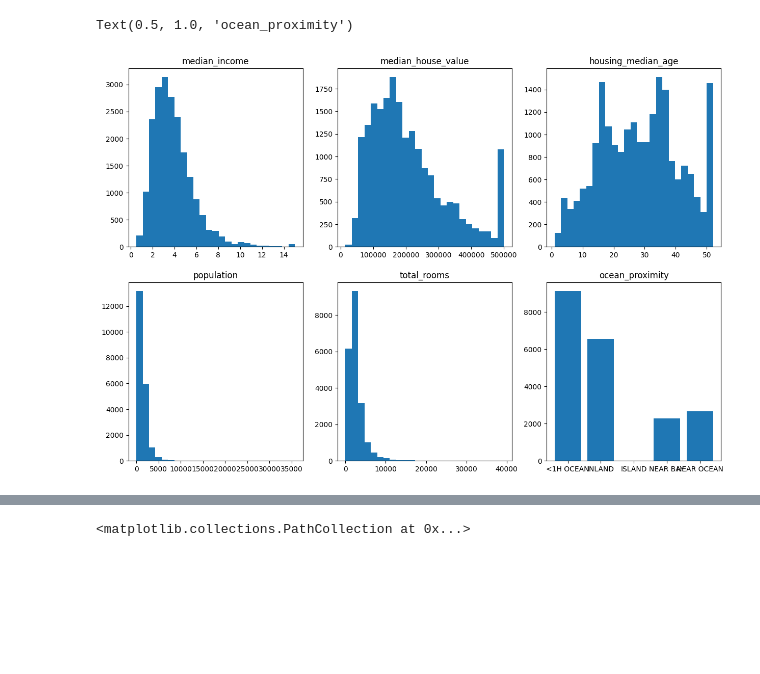
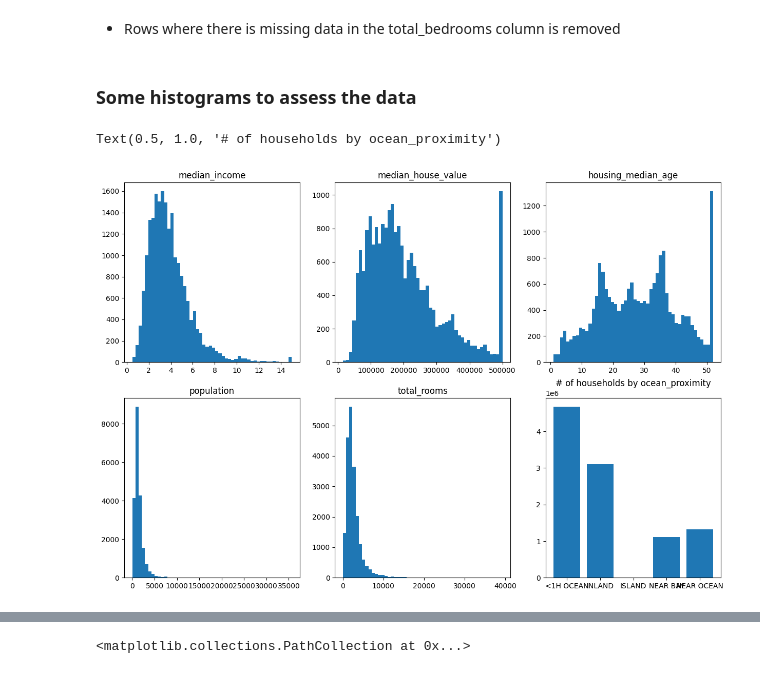
Before and after one commit to david891/AI_kurs_2024, a Jupyter notebook: Kunskapskontroll 3/kunskapskontroll_3.ipynb, the cells around one changed output, grey strips where cells are left out. Drawn from its saved outputs; the diff is of its cells as text; code cells hidden in the pictures; blank space fills up the shorter version.

```diff
--- a/Kunskapskontroll 3/kunskapskontroll_3.ipynb
+++ b/Kunskapskontroll 3/kunskapskontroll_3.ipynb
@@ -9,4 +11,5 @@ import pandas as pd
 # %%
-dfH = pd.read_csv('housing.csv')
-dfH.describe()
+dfHOrg = pd.read_csv('housing.csv')
+dfHOrg.info()
+dfHOrg.describe()
 # %% [output]
@@ -19,3 +39,6 @@ dfH.describe()
 | 50% | -118.490000 | 34.260000 | 29.000000 | 2127.000000 | 435.000000 | 1166.000000 | 409.000000 | ... |
 | 75% | -118.010000 | 37.710000 | 37.000000 | 3148.000000 | 647.000000 | 1725.000000 | 605.000000 | ... |
 | max | -114.310000 | 41.950000 | 52.000000 | 39320.000000 | 6445.000000 | 35682.000000 | 6082.000000 | ... |
+# %%
+dfH = dfHOrg.dropna().copy()
+dfH.info()
@@ -22,20 +63,25 @@ dfH.describe()
+# %% [markdown]
+* Rows where there is missing data in the total_bedrooms column is removed
+# %% [markdown]
+### Some histograms to assess the data
 # %%
-diOP = dfH.groupby(['ocean_proximity']).size().to_dict()
+# Create dictionary of the number of households in each category of 'ocean_proximity' for bar chart
+diOP = dfH.groupby(['ocean_proximity']).sum().to_dict()['households']
 
 fig, ax = plt.subplots(2,3,figsize=(15,10))
 
-ax[0,0].hist(dfH['median_income'], bins=25)
+ax[0,0].hist(dfH['median_income'], bins=50)
 ax[0,0].set_title('median_income')
-ax[0,1].hist(dfH['median_house_value'], bins=25)
+ax[0,1].hist(dfH['median_house_value'], bins=50)
 ax[0,1].set_title('median_house_value')
-ax[0,2].hist(dfH['housing_median_age'], bins=25)
+ax[0,2].hist(dfH['housing_median_age'], bins=50)
 ax[0,2].set_title('housing_median_age')
-ax[1,0].hist(dfH['population'], bins=25)
+ax[1,0].hist(dfH['population'], bins=50)
 ax[1,0].set_title('population')
-ax[1,1].hist(dfH['total_rooms'], bins=25)
+ax[1,1].hist(dfH['total_rooms'], bins=50)
 ax[1,1].set_title('total_rooms')
 ax[1,2].bar(x=list(diOP.keys()), height=list(diOP.values()))
-ax[1,2].set_title('ocean_proximity')
+ax[1,2].set_title('# of households by ocean_proximity')
 # %% [output]
-Text(0.5, 1.0, 'ocean_proximity')
+Text(0.5, 1.0, '# of households by ocean_proximity')
-[figure, old version]
+[figure, new version]
```
Also changed, not shown: parts of 13 cells of this notebook.
